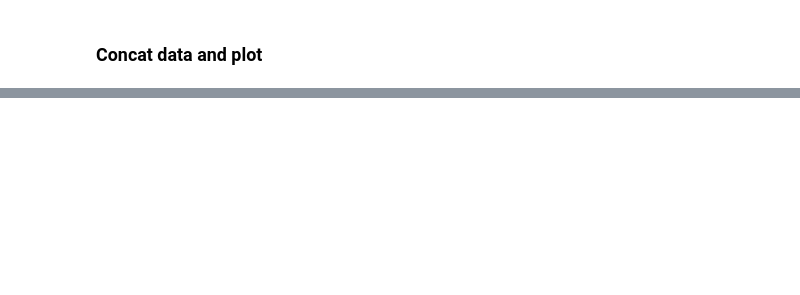
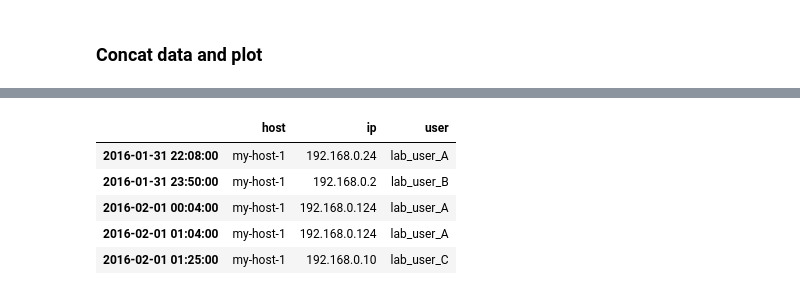
Before and after one commit to HarisMichailidis/datastream.io, a Jupyter notebook: notebooks/Data Generator (failed logins).ipynb, the cells around one changed output, grey strips where cells are left out. Drawn from its saved outputs; the diff is of its cells as text; code cells hidden in the pictures; blank space fills up the shorter version.

```diff
--- a/notebooks/Data Generator (failed logins).ipynb
+++ b/notebooks/Data Generator (failed logins).ipynb
@@ -107,0 +122,11 @@ plt.plot_date(all_dfs.index,all_dfs)
+# %%
+all_dfs = pd.concat([all_dfs,df_an])
+all_dfs.sort_index(inplace=True)
+all_dfs.head()
+# %% [output]
+|  | host | ip | user |
+| 2016-01-31 22:08:00 | my-host-1 | 192.168.0.24 | lab_user_A |
+| 2016-01-31 23:50:00 | my-host-1 | 192.168.0.2 | lab_user_B |
+| 2016-02-01 00:04:00 | my-host-1 | 192.168.0.124 | lab_user_A |
+| 2016-02-01 01:04:00 | my-host-1 | 192.168.0.124 | lab_user_A |
+| 2016-02-01 01:25:00 | my-host-1 | 192.168.0.10 | lab_user_C |
```
Also changed, not shown: parts of 17 cells of this notebook.
